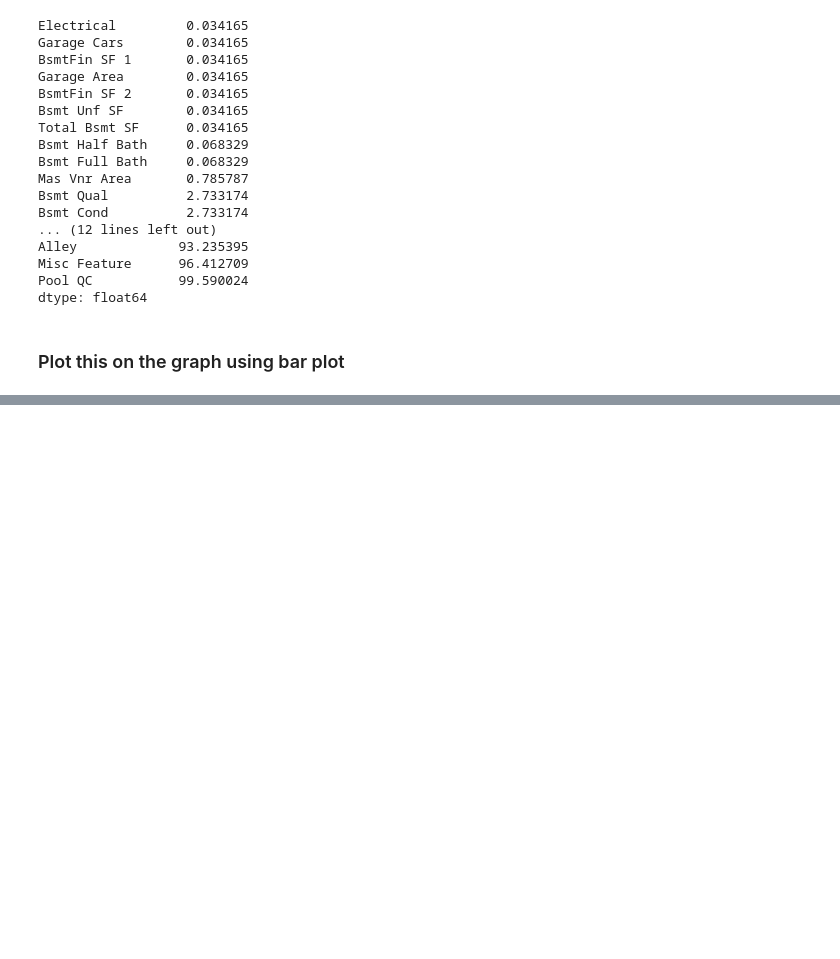
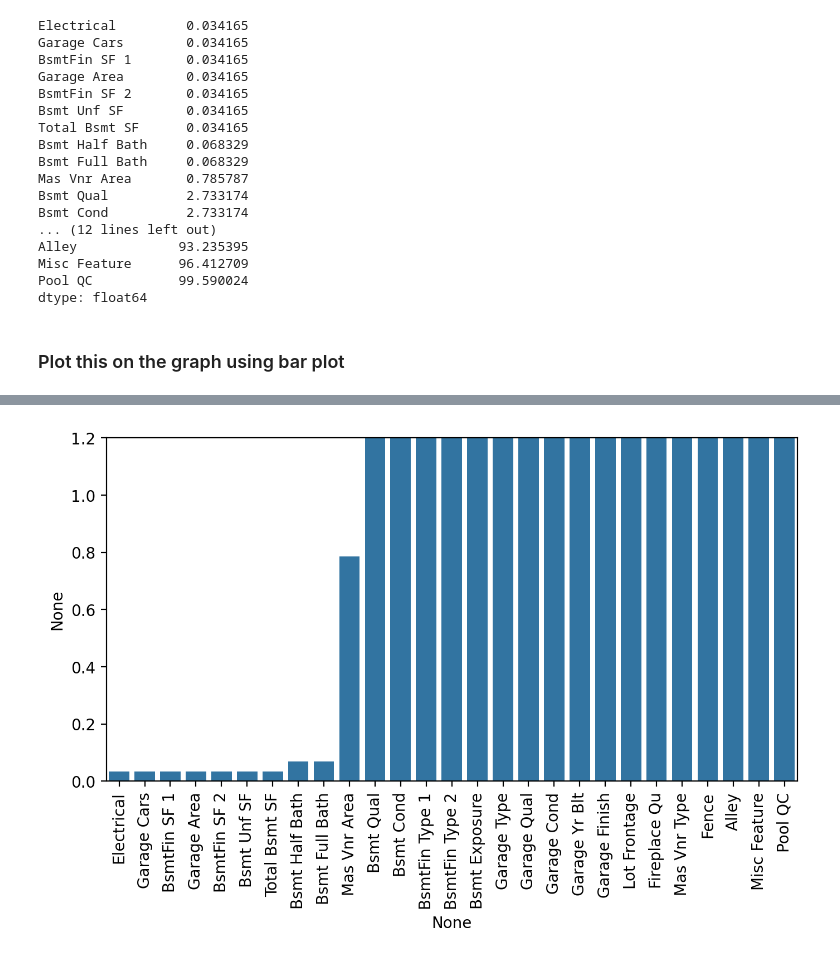
Before and after one commit to meyogesh20/Feature_Engg_Data_Preparation, a Jupyter notebook: 03. Dealing with Missing Data.ipynb, the cells around one changed output, grey strips where cells are left out. Drawn from its saved outputs; the diff is of its cells as text; code cells hidden in the pictures; blank space fills up the shorter version.

```diff
--- a/03. Dealing with Missing Data.ipynb
+++ b/03. Dealing with Missing Data.ipynb
@@ -118,0 +117,8 @@ plt.xticks(rotation=90)
+# %%
+plt.figure(figsize=(8,4),dpi=200)
+sns.barplot(x=percent_nan.index,y=percent_nan)
+plt.xticks(rotation=90)
+plt.ylim(0,1.2) # will plot graph y percentage upto 1.25% so that, we can clearly see the feature below 1 %
+plt.show()
+# %% [output]
+[figure, added]
```
Also changed, not shown: parts of 50 cells of this notebook.
